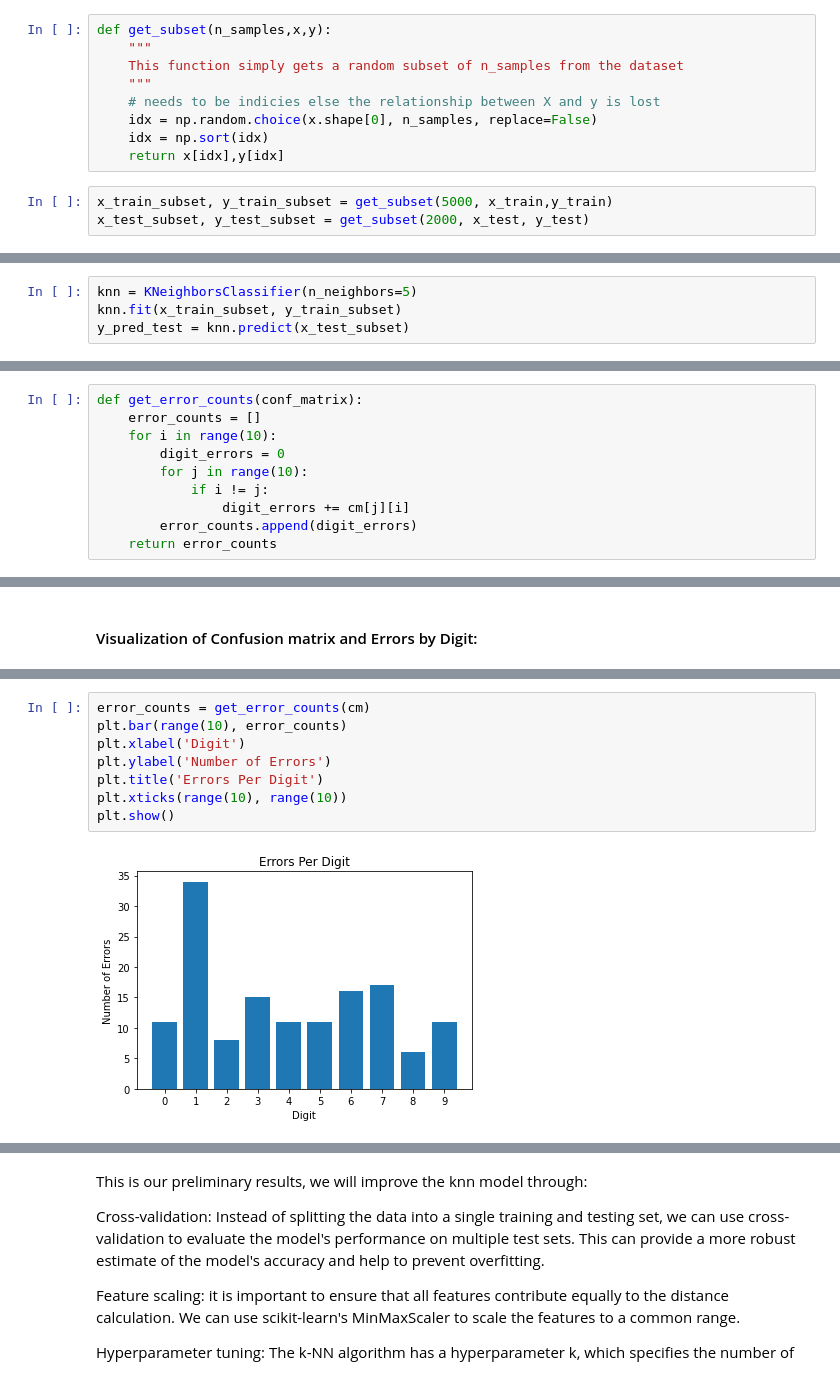
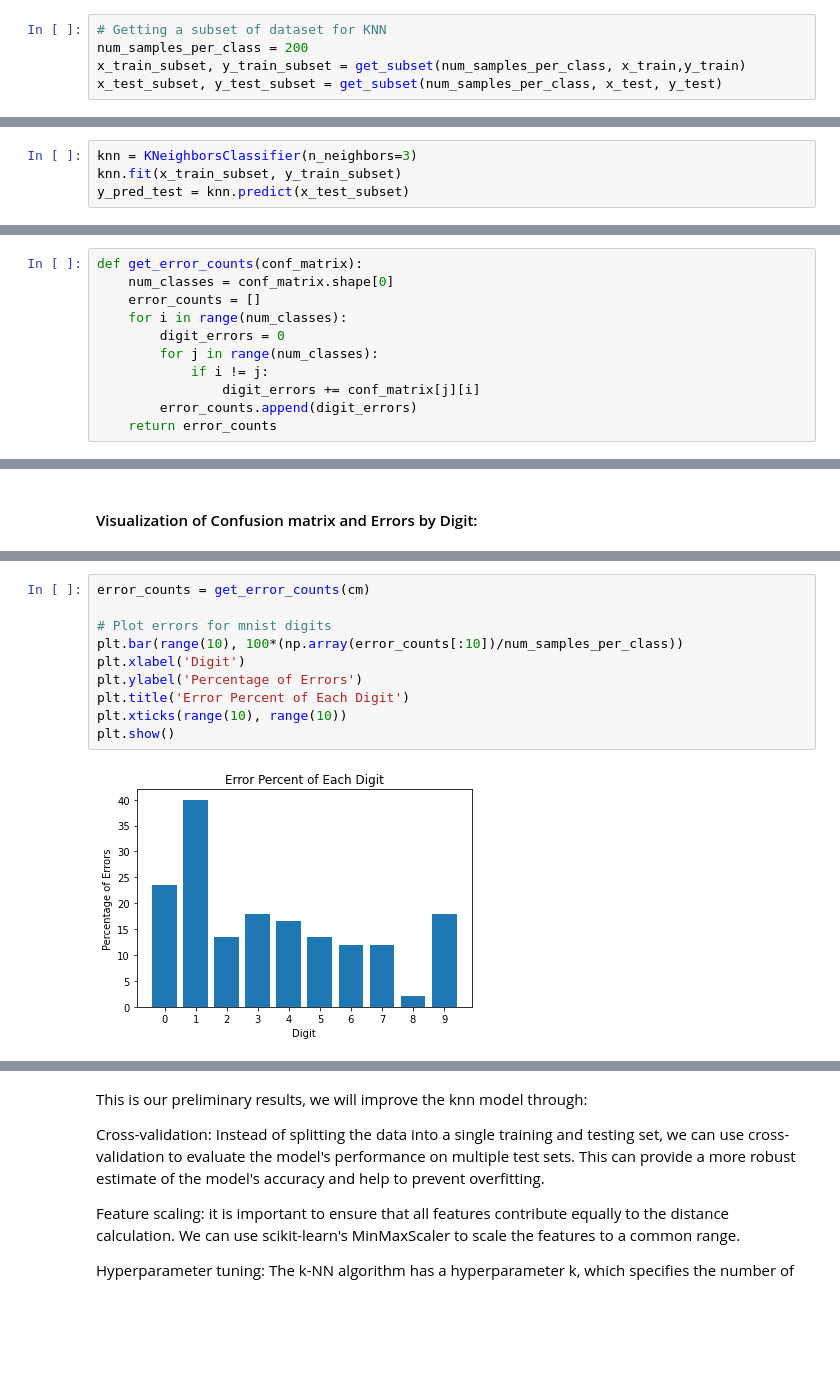
Before and after one commit to COGS118A/Group008-Wi23, a Jupyter notebook: ProposalGroup008-Wi23.ipynb, the cells around one changed output, grey strips where cells are left out. Cells and saved outputs as stored; diff of their text form; blank space fills up the shorter version.

```diff
--- a/ProposalGroup008-Wi23.ipynb
+++ b/ProposalGroup008-Wi23.ipynb
@@ -75,12 +184,5 @@ The MNIST dataset is huge, which means training kNN is super inefficient. Below
-# %%
-def get_subset(n_samples,x,y):
-    """
-    This function simply gets a random subset of n_samples from the dataset
-    """
-    # needs to be indicies else the relationship between X and y is lost
-    idx = np.random.choice(x.shape[0], n_samples, replace=False)
-    idx = np.sort(idx)
-    return x[idx],y[idx]
 # %%
-x_train_subset, y_train_subset = get_subset(5000, x_train,y_train)
-x_test_subset, y_test_subset = get_subset(2000, x_test, y_test)
+# Getting a subset of dataset for KNN
+num_samples_per_class = 200
+x_train_subset, y_train_subset = get_subset(num_samples_per_class, x_train,y_train)
+x_test_subset, y_test_subset = get_subset(num_samples_per_class, x_test, y_test)
@@ -113,7 +219,7 @@ from sklearn.metrics import accuracy_score
 import matplotlib.pyplot as plt
 from sklearn.metrics import confusion_matrix, plot_confusion_matrix
 # %%
-knn = KNeighborsClassifier(n_neighbors=5)
+knn = KNeighborsClassifier(n_neighbors=3)
 knn.fit(x_train_subset, y_train_subset)
 y_pred_test = knn.predict(x_test_subset)
 # %%
@@ -122,12 +228,13 @@ cm = confusion_matrix(y_test_subset, y_pred_test)
 #### Getting Some Error Metrics
 # %%
 def get_error_counts(conf_matrix):
+    num_classes = conf_matrix.shape[0]
     error_counts = []
-    for i in range(10):
+    for i in range(num_classes):
         digit_errors = 0
-        for j in range(10):
+        for j in range(num_classes):
             if i != j:
-                digit_errors += cm[j][i]
+                digit_errors += conf_matrix[j][i]
         error_counts.append(digit_errors)
     return error_counts
 # %%
@@ -188,10 +332,12 @@ sns.heatmap(cm, annot=True, fmt='d',cmap='Blues')
 # %%
 error_counts = get_error_counts(cm)
-plt.bar(range(10), error_counts)
+
+# Plot errors for mnist digits
+plt.bar(range(10), 100*(np.array(error_counts[:10])/num_samples_per_class))
 plt.xlabel('Digit')
-plt.ylabel('Number of Errors')
-plt.title('Errors Per Digit')
+plt.ylabel('Percentage of Errors')
+plt.title('Error Percent of Each Digit')
 plt.xticks(range(10), range(10))
 plt.show()
 # %% [output]
-[figure, old version]
+[figure, new version]
```
Also changed, not shown: parts of 33 cells of this notebook.
